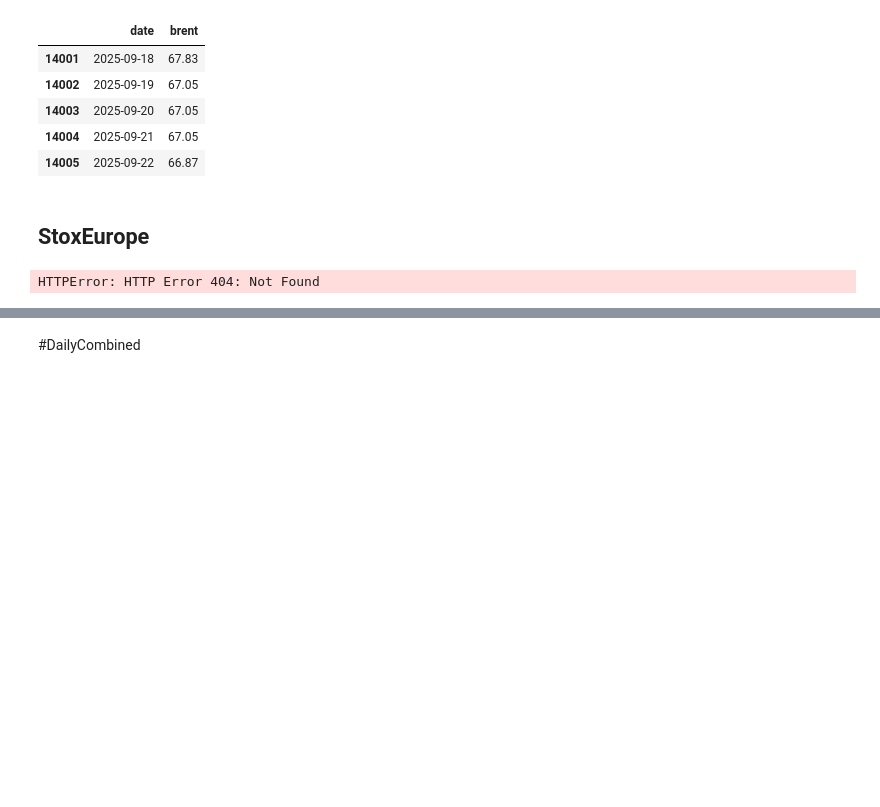
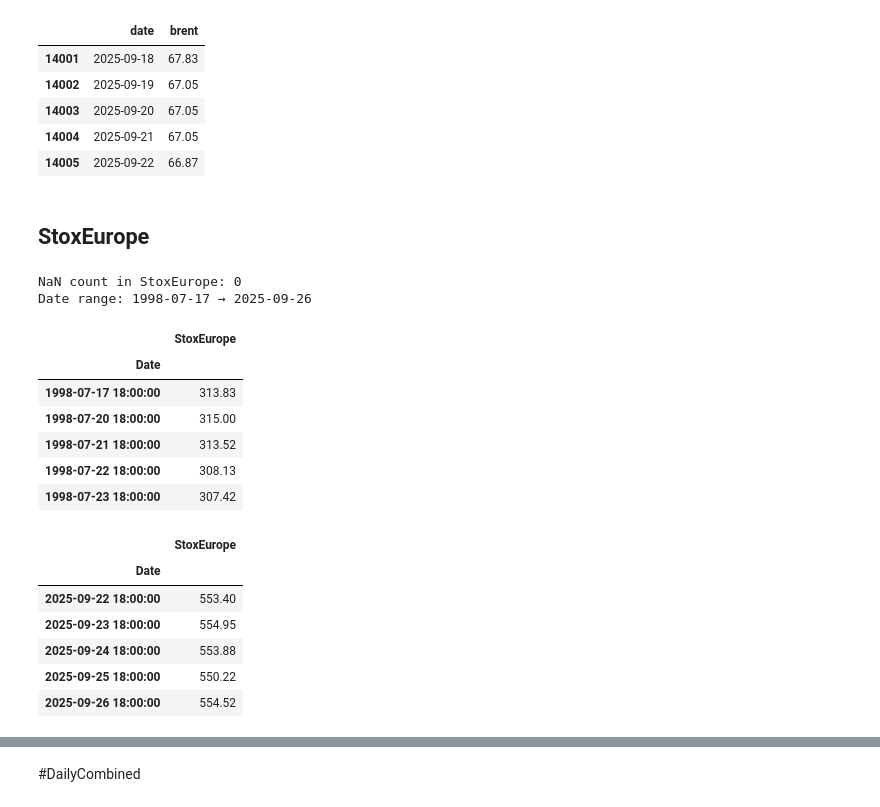
Before and after one commit to bredeespelid/Data_MasterOppgave, a Jupyter notebook: Variables /Eksogene/Eksogene_Log.ipynb, the cells around one changed output, grey strips where cells are left out. Drawn from its saved outputs; the diff is of its cells as text; code cells hidden in the pictures; blank space fills up the shorter version.

```diff
--- a/Variables /Eksogene/Eksogene_Log.ipynb
+++ b/Variables /Eksogene/Eksogene_Log.ipynb
@@ -993,41 +993,58 @@ Days filled by ffill: 4,277
 # %%
 import pandas as pd
 
-URL = "https://raw.githubusercontent.com/bredeespelid/Data_MasterOppgave/refs/heads/main/Variables//StoxEurope/StoxxEuro600.csv"
+# === 1) Load CSV directly from GitHub ===
+URL = "https://raw.githubusercontent.com/bredeespelid/Data_MasterOppgave/main/Variables%20/StoxEurope/StoxxEuro600.csv"
 
-# Les rått som tekst for å sikre full kontroll på rensing
+# Read as raw text to ensure full control during cleaning
 raw = pd.read_csv(URL, sep=",", dtype=str, encoding="utf-8")
 
-# Trim kolonnenavn
+# === 2) Clean column names ===
 raw.columns = raw.columns.str.strip()
 
-# Parse dato: "dd.mm.yyyy kl. HH.MM.SS" -> datetime
-dt = (
-    raw["Date"]
-    .astype(str)
-    .str.replace(" kl. ", " ", regex=False)
-)
+# === 3) Parse 'Date' column (format: dd.mm.yyyy kl. HH.MM.SS) ===
+dt = raw["Date"].astype(str).str.replace(" kl. ", " ", regex=False)
 date = pd.to_datetime(dt, format="%d.%m.%Y %H.%M.%S", errors="coerce")
 
-# Rens Close -> StoxEurope: fjern NBSP/space, bytt komma->punktum, cast til float
+# === 4) Clean 'Close' values (convert from European format to float) ===
 vals = (
     raw["Close"]
     .astype(str)
-    .str.replace("\u00A0", "", regex=False)   # NBSP
-    .str.replace(" ", "", regex=False)        # vanlige mellomrom
-    .str.replace(",", ".", regex=False)       # norsk desimal -> engelsk
+    .str.replace("\u00A0", "", regex=False)  # remove non-breaking space
+    .str.replace(" ", "", regex=False)       # remove normal spaces
+    .str.replace(",", ".", regex=False)      # replace comma with dot
     .replace({"": None})
 )
 stox = pd.to_numeric(vals, errors="coerce")
 
-# Sett sammen til endelig df
-df = pd.DataFrame({"Date": date, "StoxEurope": stox}).sort_values("Date").dropna(subset=["Date"]).set_index("Date")
+# === 5) Combine and sort ===
+df = (
+    pd.DataFrame({"Date": date, "StoxEurope": stox})
+      .sort_values("Date")
+      .dropna(subset=["Date"])
+      .set_index("Date")
+)
 
-# Rask kontroll
-print("Antall NaN i StoxEurope:", df["StoxEurope"].isna().sum())
-print("Første dato:", df.index.min().date(), "Siste dato:", df.index.max().date())
-print(df.head(5))
-print(df.tail(5))
+# === 6) Inspect ===
+print("NaN count in StoxEurope:", df["StoxEurope"].isna().sum())
+print("Date range:", df.index.min().date(), "→", df.index.max().date())
+display(df.head(5))
+display(df.tail(5))
 # %% [output]
-HTTPError: HTTP Error 404: Not Found
+NaN count in StoxEurope: 0
+Date range: 1998-07-17 → 2025-09-26
+|  | StoxEurope |
+| Date |  |
+| 1998-07-17 18:00:00 | 313.83 |
+| 1998-07-20 18:00:00 | 315.00 |
+| 1998-07-21 18:00:00 | 313.52 |
+| 1998-07-22 18:00:00 | 308.13 |
+| 1998-07-23 18:00:00 | 307.42 |
+|  | StoxEurope |
+| Date |  |
+| 2025-09-22 18:00:00 | 553.40 |
+| 2025-09-23 18:00:00 | 554.95 |
+| 2025-09-24 18:00:00 | 553.88 |
+| 2025-09-25 18:00:00 | 550.22 |
+| 2025-09-26 18:00:00 | 554.52 |
 # %%
```
Also changed, not shown: parts of 4 cells of this notebook.
